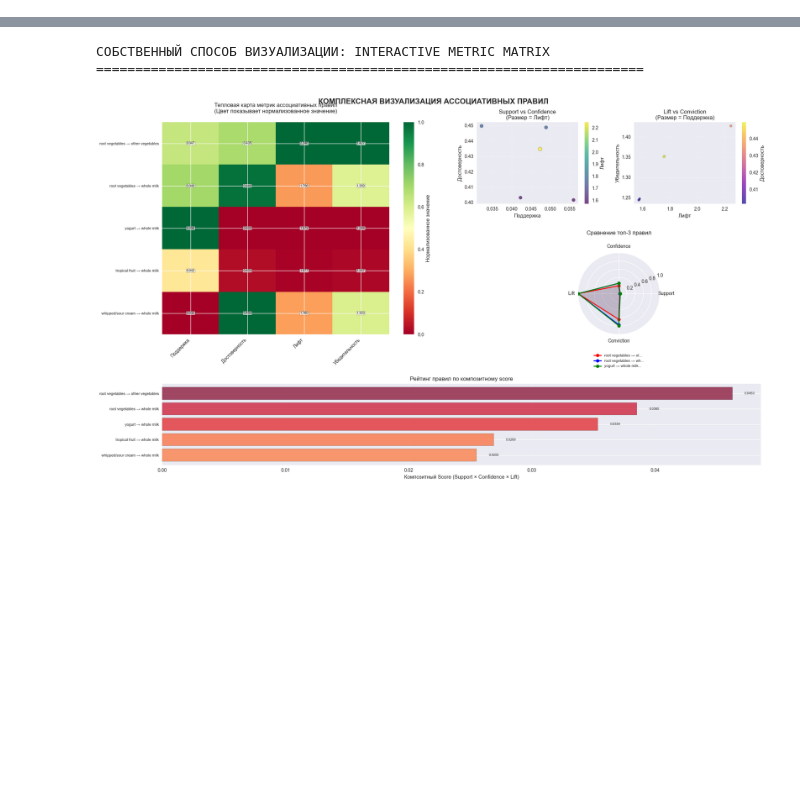
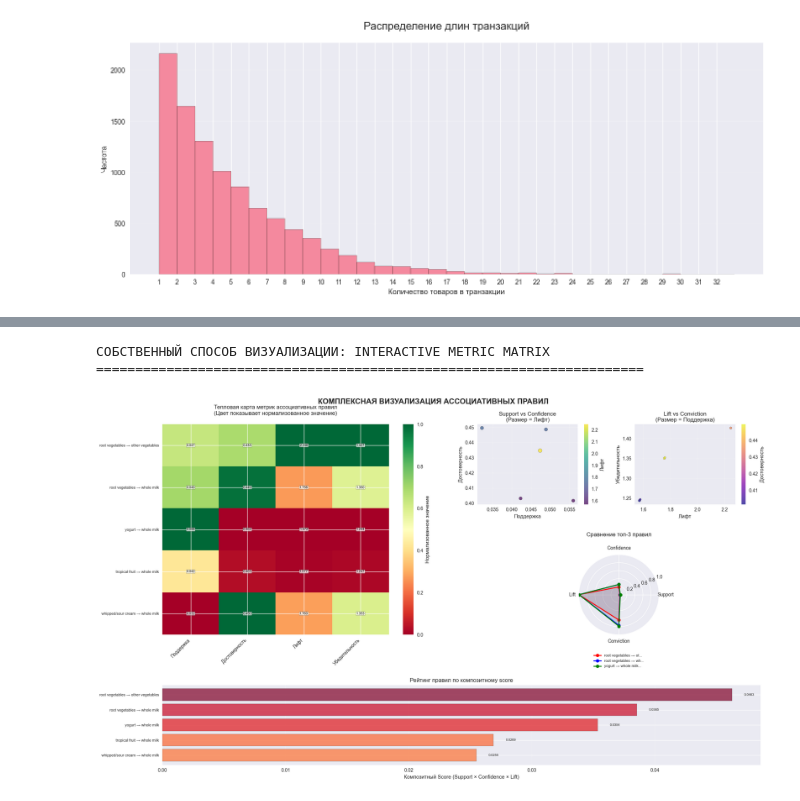
Before and after one commit to UglyGod46/machine_learn, a Jupyter notebook: lab2/main.ipynb, the cells around one changed output, grey strips where cells are left out. Drawn from its saved outputs; the diff is of its cells as text; code cells hidden in the pictures; blank space fills up the shorter version.

```diff
--- a/lab2/main.ipynb
+++ b/lab2/main.ipynb
@@ -191,0 +1,79 @@ np_data = [[elem for elem in row[1:] if isinstance(elem,str)] for row in np_data
+# %%
+import pandas as pd
+import seaborn as sns
+import matplotlib.pyplot as plt
+import numpy as np
+
+plt.style.use('seaborn-v0_8')
+sns.set_palette("husl")
+plt.rcParams['font.size'] = 12
+plt.rcParams['figure.figsize'] = (12, 6)
+
+all_data = pd.read_csv('groceries.csv')
+
+print("Первые 10 строк датасета:")
+print(all_data.head(10))
+print("\n" + "="*60)
+print(f"Размер датасета: {all_data.shape[0]} строк, {all_data.shape[1]} столбцов")
+print(f"Количество транзакций: {all_data.shape[0]}")
+print(f"Максимальное количество товаров в одной транзакции: {all_data.shape[1] - 1}")
+
+transaction_lengths = all_data.notnull().sum(axis=1)
+
+plt.figure(figsize=(14, 6))
+plt.hist(transaction_lengths, bins=range(1, transaction_lengths.max() + 2), edgecolor='black', alpha=0.8)
+plt.title('Распределение длин транзакций', fontsize=16, pad=20)
+plt.xlabel('Количество товаров в транзакции')
+plt.ylabel('Частота')
+plt.xticks(range(1, transaction_lengths.max() + 1))
+plt.grid(axis='y', alpha=0.3)
+plt.tight_layout()
+plt.show()
+
+print("\nСтатистика длин транзакций:")
+print(transaction_lengths.describe())
+
+np_data = all_data.to_numpy()
+transactions = [[item for item in row[1:] if isinstance(item, str)] for row in np_data]
+
+transactions = [t for t in transactions if len(t) > 0]
+
+print(f"\nКоличество непустых транзакций после очистки: {len(transactions)}")
+
+unique_items = set()
+for transaction in transactions:
+    unique_items.update(transaction)
+
+print(f"\nКоличество уникальных товаров в магазине: {len(unique_items)}")
+print("\nСписок всех уникальных товаров (отсортированный):")
+sorted_items = sorted(list(unique_items))
+for i, item in enumerate(sorted_items, 1):
+    print(f"{i:3}. {item}")
+
+from collections import Counter
+all_items_flat = [item for transaction in transactions for item in transaction]
+item_counts = Counter(all_items_flat)
+top_15 = item_counts.most_common(15)
+
+print("\nТоп-15 самых популярных товаров:")
+for item, count in top_15:
+    percentage = (count / len(transactions)) * 100
+    print(f"{item:25} → {count:4} раз ({percentage:5.2f}%)")
+
+items, counts = zip(*top_15)
+plt.figure(figsize=(12, 8))
+bars = plt.barh(range(len(items)), counts, color=sns.color_palette("viridis", 15))
+plt.yticks(range(len(items)), items)
+plt.xlabel('Количество покупок')
+plt.title('Топ-15 самых популярных товаров в магазине', fontsize=16, pad=20)
+plt.gca().invert_yaxis()
+plt.grid(axis='x', alpha=0.3)
+
+for i, bar in enumerate(bars):
+    plt.text(bar.get_width() + 5, bar.get_y() + bar.get_height()/2,
+             f'{counts[i]} ({counts[i]/len(transactions)*100:.1f}%)',
+             va='center', fontsize=10)
+
+plt.tight_layout()
+plt.show()
+# %% [output]
@@ -191,0 +97 @@ np_data = [[elem for elem in row[1:] if isinstance(elem,str)] for row in np_data
+[figure, added]
```
Also changed, not shown: parts of 35 cells of this notebook.
